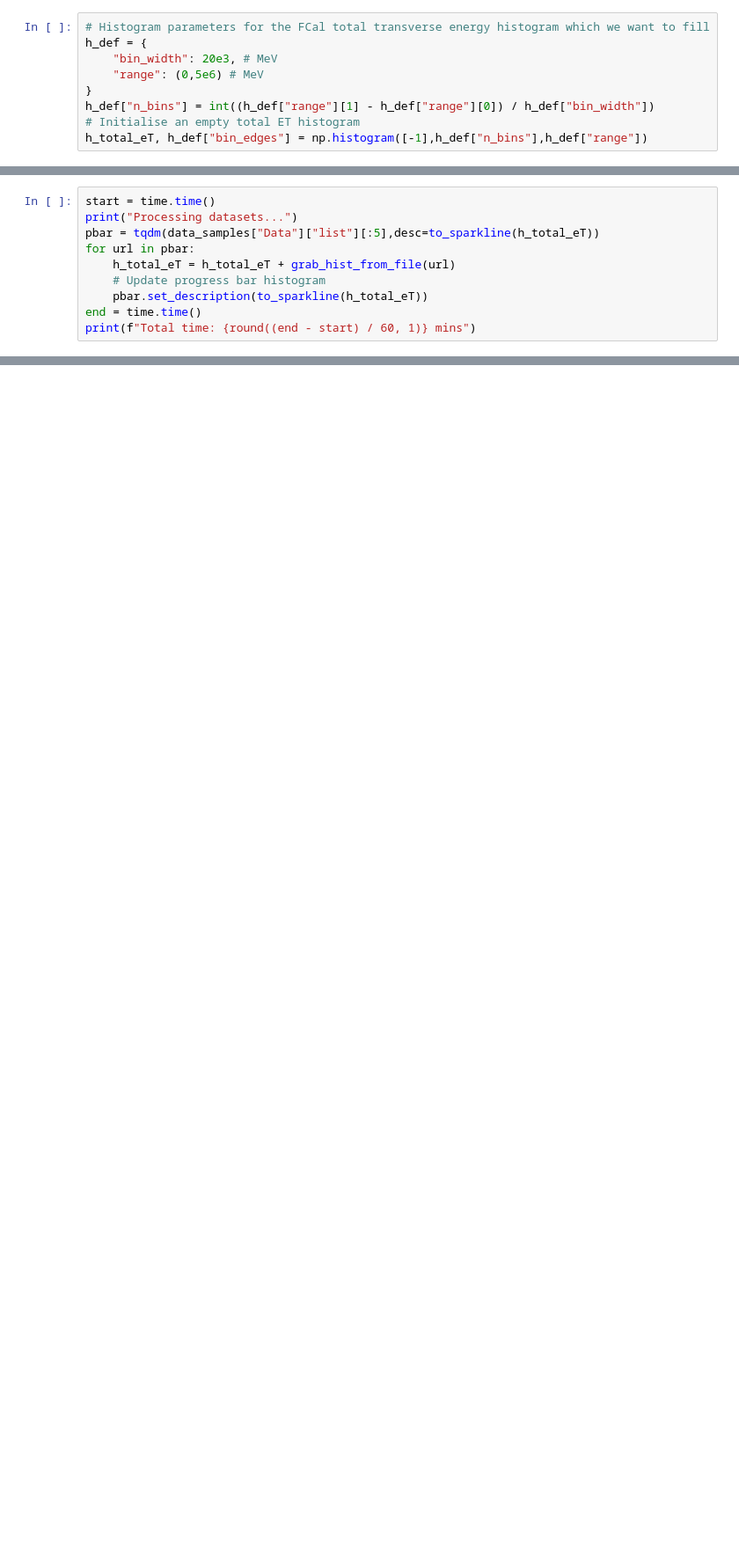
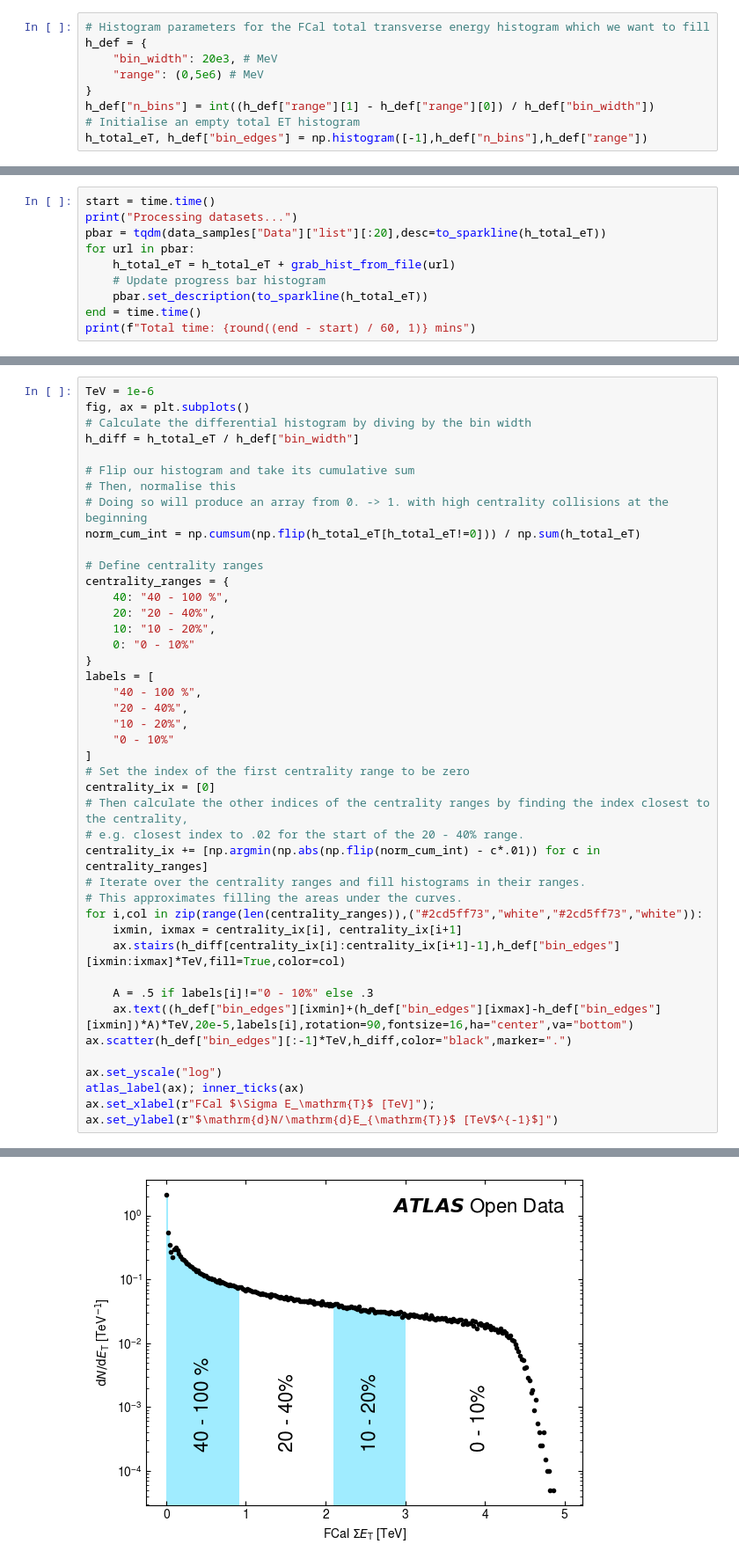
Before and after one commit to rjackson-lancs/notebooks-collection-opendata, a Jupyter notebook: for-research/heavy-ion-hard-probes/minbias_centrality.ipynb, the cells around one changed output, grey strips where cells are left out. Shown at 88% size. Cells and saved outputs as stored; diff of their text form; blank space fills up the shorter version.

Commit message:
Label centrality ranges

```diff
--- a/for-research/heavy-ion-hard-probes/minbias_centrality.ipynb
+++ b/for-research/heavy-ion-hard-probes/minbias_centrality.ipynb
@@ -92,7 +123,7 @@ def to_sparkline(hist:np.ndarray,lim=20)->str:
 # %%
 start = time.time()
 print("Processing datasets...")
-pbar = tqdm(data_samples["Data"]["list"][:5],desc=to_sparkline(h_total_eT))
+pbar = tqdm(data_samples["Data"]["list"][:20],desc=to_sparkline(h_total_eT))
 for url in pbar:
     h_total_eT = h_total_eT + grab_hist_from_file(url)
     # Update progress bar histogram
@@ -101,0 +136,43 @@ print(f"Total time: {round((end - start) / 60, 1)} mins")
+# %%
+TeV = 1e-6
+fig, ax = plt.subplots()
+# Calculate the differential histogram by diving by the bin width
+h_diff = h_total_eT / h_def["bin_width"]
+
+# Flip our histogram and take its cumulative sum
+# Then, normalise this
+# Doing so will produce an array from 0. -> 1. with high centrality collisions at the beginning
+norm_cum_int = np.cumsum(np.flip(h_total_eT[h_total_eT!=0])) / np.sum(h_total_eT)
+
+# Define centrality ranges
+centrality_ranges = {
+    40: "40 - 100 %",
+    20: "20 - 40%",
+    10: "10 - 20%",
+    0: "0 - 10%"
+}
+labels = [
+    "40 - 100 %",
+    "20 - 40%",
+    "10 - 20%",
+    "0 - 10%"
+]
+# Set the index of the first centrality range to be zero
+centrality_ix = [0]
+# Then calculate the other indices of the centrality ranges by finding the index closest to the centrality,
+# e.g. closest index to .02 for the start of the 20 - 40% range.
+centrality_ix += [np.argmin(np.abs(np.flip(norm_cum_int) - c*.01)) for c in centrality_ranges]
+# Iterate over the centrality ranges and fill histograms in their ranges.
+# This approximates filling the areas under the curves.
+for i,col in zip(range(len(centrality_ranges)),("#2cd5ff73","white","#2cd5ff73","white")):
+    ixmin, ixmax = centrality_ix[i], centrality_ix[i+1]
+    ax.stairs(h_diff[centrality_ix[i]:centrality_ix[i+1]-1],h_def["bin_edges"][ixmin:ixmax]*TeV,fill=True,color=col)
+
+    A = .5 if labels[i]!="0 - 10%" else .3
+    ax.text((h_def["bin_edges"][ixmin]+(h_def["bin_edges"][ixmax]-h_def["bin_edges"][ixmin])*A)*TeV,20e-5,labels[i],rotation=90,fontsize=16,ha="center",va="bottom")
+ax.scatter(h_def["bin_edges"][:-1]*TeV,h_diff,color="black",marker=".")
+
+ax.set_yscale("log")
+atlas_label(ax); inner_ticks(ax)
+ax.set_xlabel(r"FCal $\Sigma E_\mathrm{T}$ [TeV]"); ax.set_ylabel(r"$\mathrm{d}N/\mathrm{d}E_{\mathrm{T}}$ [TeV$^{-1}$]")
+# %% [output]
@@ -101,0 +180 @@ print(f"Total time: {round((end - start) / 60, 1)} mins")
+[figure, added]
```
Also changed, not shown: parts of 6 cells of this notebook.
